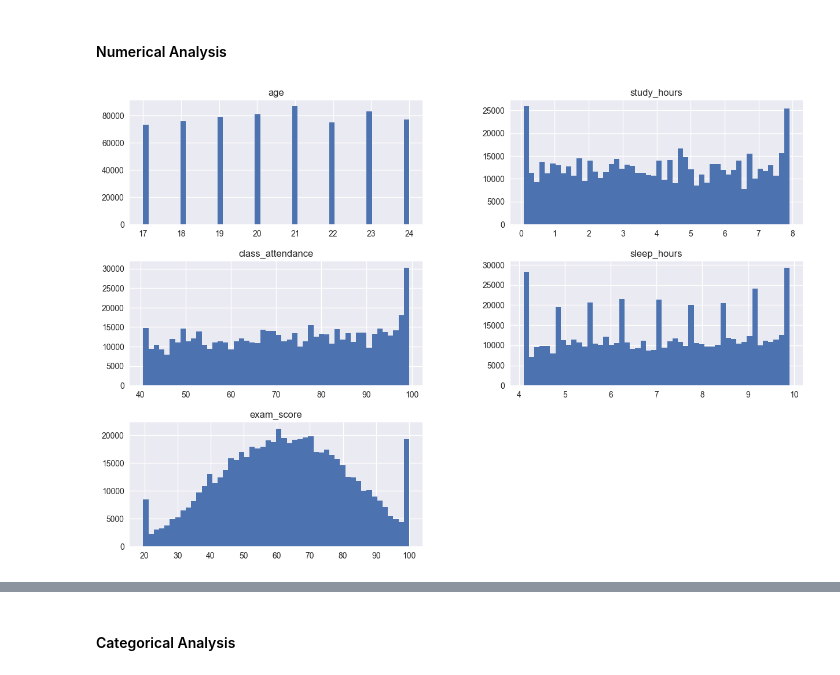
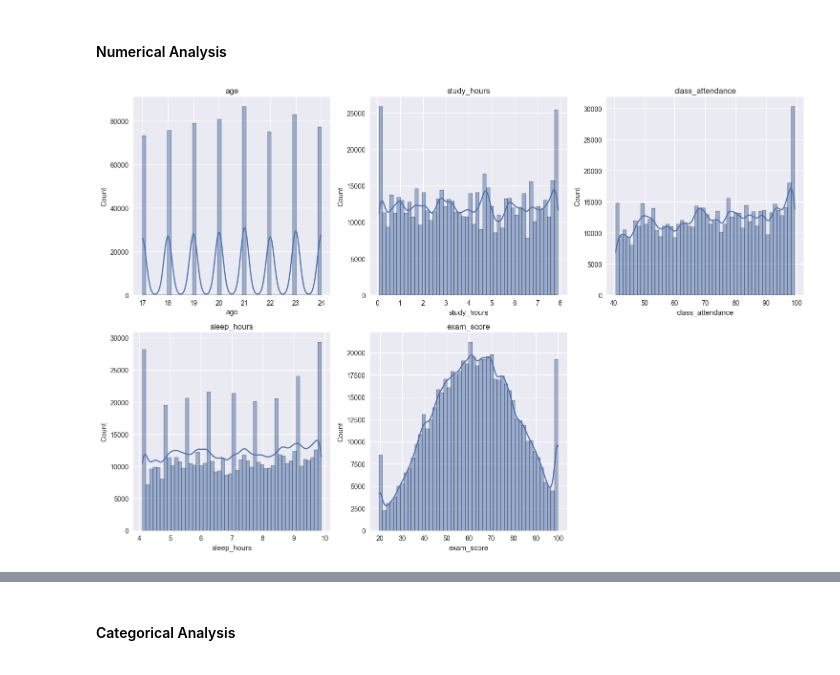
Before and after one commit to thaortrinh/conq013-student-score-prediction, a Jupyter notebook: notebooks/eda.ipynb, the cells around one changed output, grey strips where cells are left out. Saved outputs shown, nothing was run; the diff lists cells and outputs as text; code cells hidden in the pictures.

```diff
--- a/notebooks/eda.ipynb
+++ b/notebooks/eda.ipynb
@@ -349,8 +349,21 @@ No Data Cleaning required. The dataset has no missing values, duplicates, outlie
 ## Univariate Analysis (Phân tích đơn biến)
 # %% [markdown]
 #### Numerical Analysis
-# %%
-df.hist(bins=50, figsize=(15,10))
-plt.show()
-# %% [output]
-[figure, removed]
+# %%
+import matplotlib.pyplot as plt
+import seaborn as sns
+
+numeric_cols = df.select_dtypes(include=['number']).columns
+
+fig, axes = plt.subplots((len(numeric_cols)+2)//3, 3, figsize=(15, 10))
+axes = axes.flatten()
+
+for i, col in enumerate(numeric_cols):
+    sns.histplot(df[col], kde=True, bins=50, ax=axes[i])
+    axes[i].set_title(col)
+
+[axes[j].set_visible(False) for j in range(i+1, len(axes))]
+plt.tight_layout()
+plt.show()
+# %% [output]
+[figure, added]
```
Also changed, not shown: parts of 19 cells of this notebook, 3 other files.
